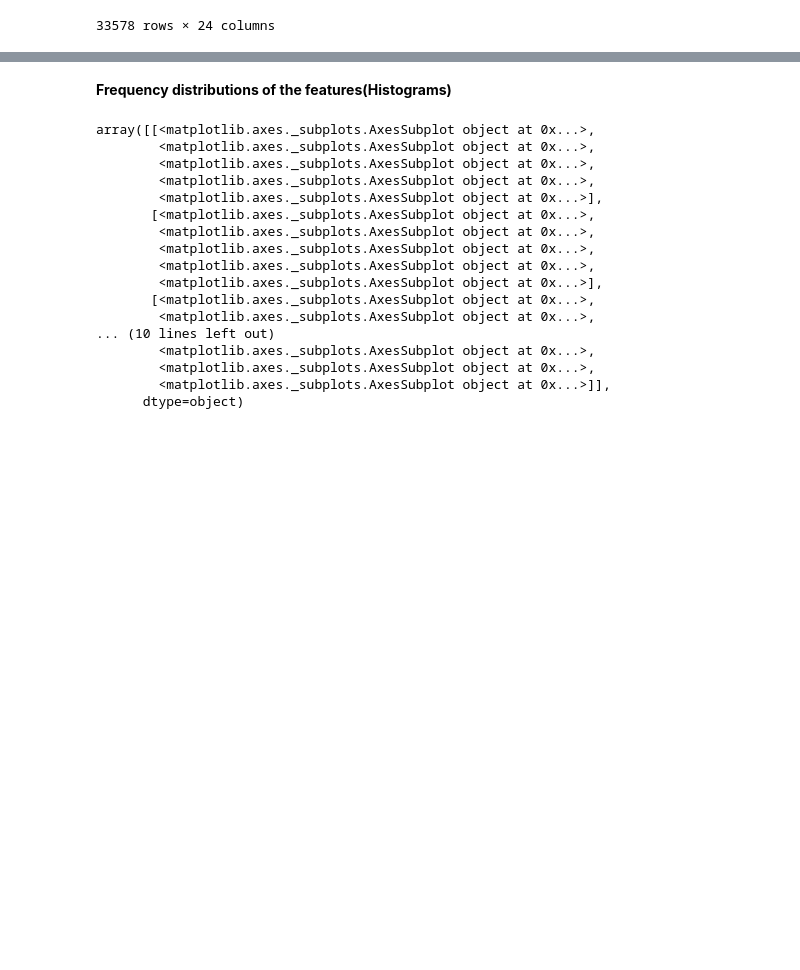
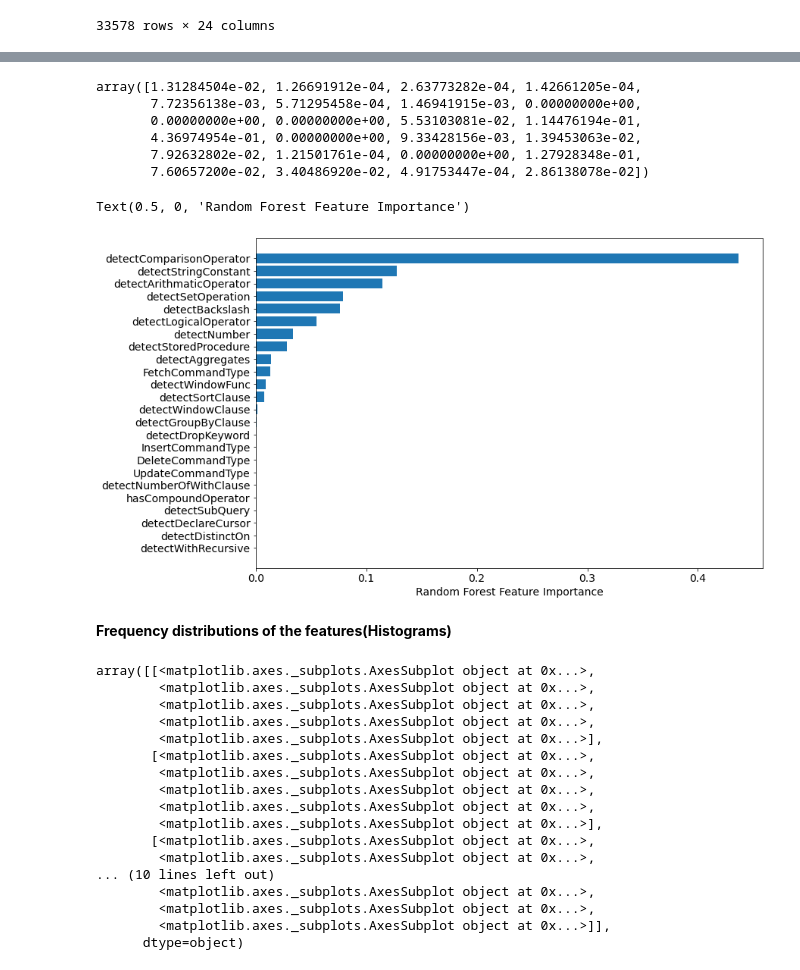
Before and after one commit to Sajid576/data-mining-techniques-to-detect-sql-nosql-injection-attack, a Jupyter notebook: sql_data_analysis.ipynb, the cells around one changed output, grey strips where cells are left out. Drawn from its saved outputs; the diff is of its cells as text; code cells hidden in the pictures; blank space fills up the shorter version.

Commit message:
feature importance added

```diff
--- a/sql_data_analysis.ipynb
+++ b/sql_data_analysis.ipynb
@@ -1020,3 +1040,20 @@ X
+# %%
+rf.feature_importances_
+# %% [output]
+array([1.31284504e-02, 1.26691912e-04, 2.63773282e-04, 1.42661205e-04,
+       7.72356138e-03, 5.71295458e-04, 1.46941915e-03, 0.00000000e+00,
+       0.00000000e+00, 0.00000000e+00, 5.53103081e-02, 1.14476194e-01,
+       4.36974954e-01, 0.00000000e+00, 9.33428156e-03, 1.39453063e-02,
+       7.92632802e-02, 1.21501761e-04, 0.00000000e+00, 1.27928348e-01,
+       7.60657200e-02, 3.40486920e-02, 4.91753447e-04, 2.86138078e-02])
+# %%
+
+sorted_idx = rf.feature_importances_.argsort()
+plt.barh(X.columns[sorted_idx], rf.feature_importances_[sorted_idx])
+plt.xlabel("Random Forest Feature Importance")
+# %% [output]
+Text(0.5, 0, 'Random Forest Feature Importance')
+[figure, added]
 # %% [markdown]
 **Frequency distributions of the features(Histograms)**
 # %%
```
Also changed, not shown: parts of 19 cells of this notebook.
